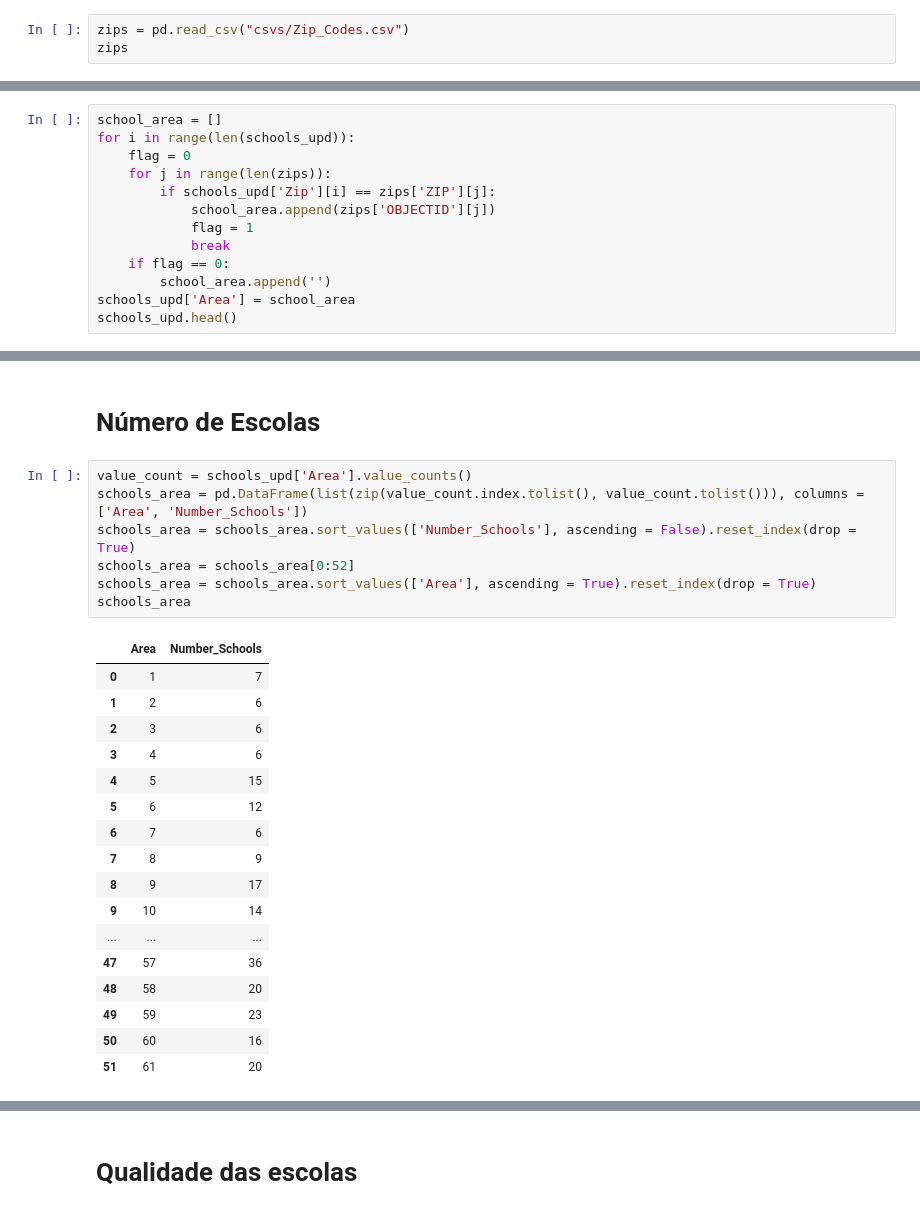
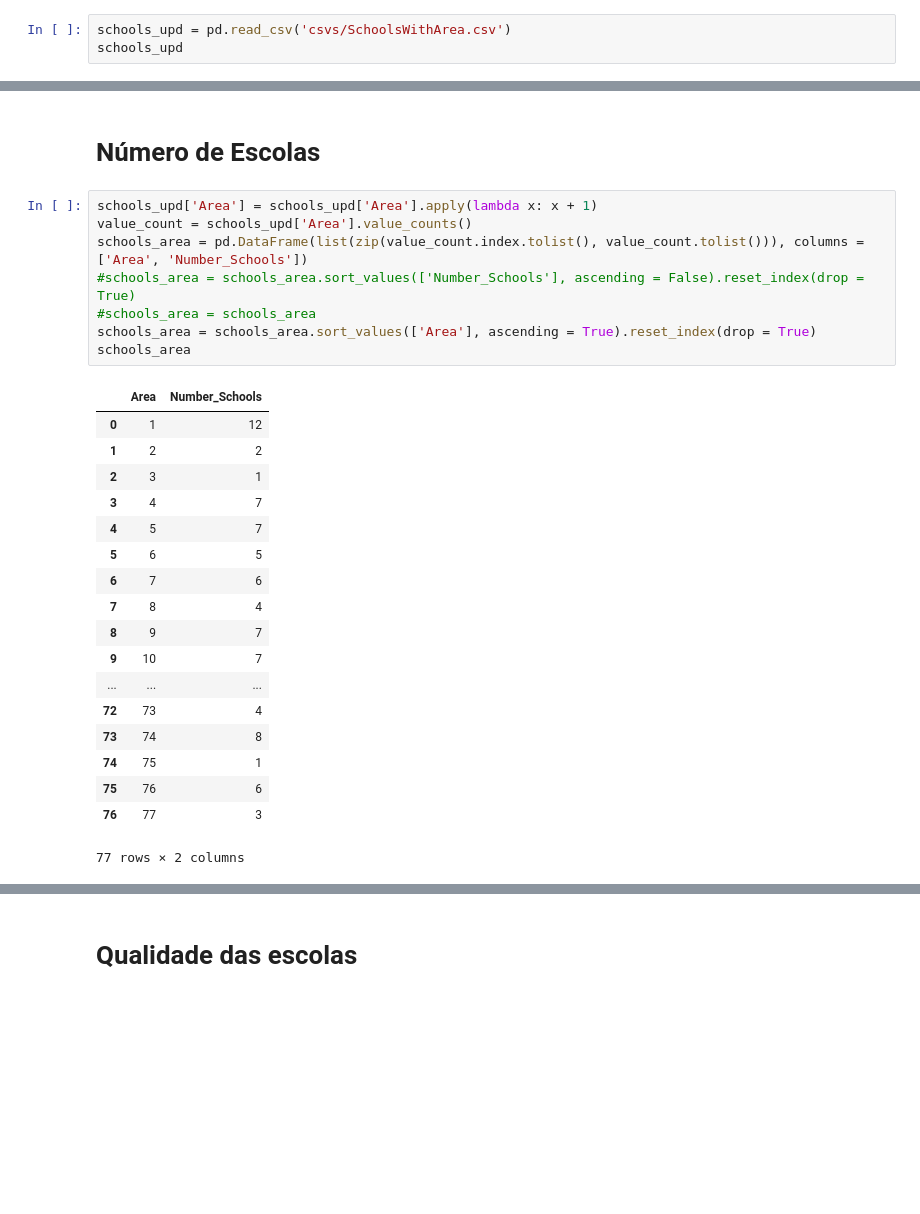
Before and after one commit to if1015-datascience-ufpe/2017-2-projeto-ajgan-rlsma-rcrs3, a Jupyter notebook: Project.ipynb, the cells around one changed output, grey strips where cells are left out. Cells and saved outputs as stored; diff of their text form; blank space fills up the shorter version.

```diff
--- a/Project.ipynb
+++ b/Project.ipynb
@@ -761,4 +787,4 @@ schools_upd
 # %%
-zips = pd.read_csv("csvs/Zip_Codes.csv")
-zips
+schools_upd = pd.read_csv('csvs/SchoolsWithArea.csv')
+schools_upd
 # %% [output]
@@ -783,13 +808,0 @@ zips
-# %%
-school_area = []
-for i in range(len(schools_upd)):
-    flag = 0
-    for j in range(len(zips)):
-        if schools_upd['Zip'][i] == zips['ZIP'][j]:
-            school_area.append(zips['OBJECTID'][j])
-            flag = 1
-            break
-    if flag == 0:
-        school_area.append('')
-schools_upd['Area'] = school_area
-schools_upd.head()
@@ -803,30 +818,32 @@ schools_upd.head()
 # %% [markdown]
 # Número de Escolas
 # %%
+schools_upd['Area'] = schools_upd['Area'].apply(lambda x: x + 1)
 value_count = schools_upd['Area'].value_counts()
 schools_area = pd.DataFrame(list(zip(value_count.index.tolist(), value_count.tolist())), columns = ['Area', 'Number_Schools'])
-schools_area = schools_area.sort_values(['Number_Schools'], ascending = False).reset_index(drop = True)
-schools_area = schools_area[0:52]
+#schools_area = schools_area.sort_values(['Number_Schools'], ascending = False).reset_index(drop = True)
+#schools_area = schools_area
 schools_area = schools_area.sort_values(['Area'], ascending = True).reset_index(drop = True)
 schools_area
 # %% [output]
 |  | Area | Number_Schools |
-| 0 | 1 | 7 |
-| 1 | 2 | 6 |
-| 2 | 3 | 6 |
-| 3 | 4 | 6 |
-| 4 | 5 | 15 |
-| 5 | 6 | 12 |
+| 0 | 1 | 12 |
+| 1 | 2 | 2 |
+| 2 | 3 | 1 |
+| 3 | 4 | 7 |
+| 4 | 5 | 7 |
+| 5 | 6 | 5 |
 | 6 | 7 | 6 |
-| 7 | 8 | 9 |
-| 8 | 9 | 17 |
-| 9 | 10 | 14 |
+| 7 | 8 | 4 |
+| 8 | 9 | 7 |
+| 9 | 10 | 7 |
 | ... | ... | ... |
-| 47 | 57 | 36 |
-| 48 | 58 | 20 |
-| 49 | 59 | 23 |
-| 50 | 60 | 16 |
-| 51 | 61 | 20 |
+| 72 | 73 | 4 |
+| 73 | 74 | 8 |
+| 74 | 75 | 1 |
+| 75 | 76 | 6 |
+| 76 | 77 | 3 |
+77 rows × 2 columns
 # %%
 schools_count = []
 for i in range(len(crimes_area_name)):
```
Also changed, not shown: parts of 13 cells of this notebook, 3 other files.
